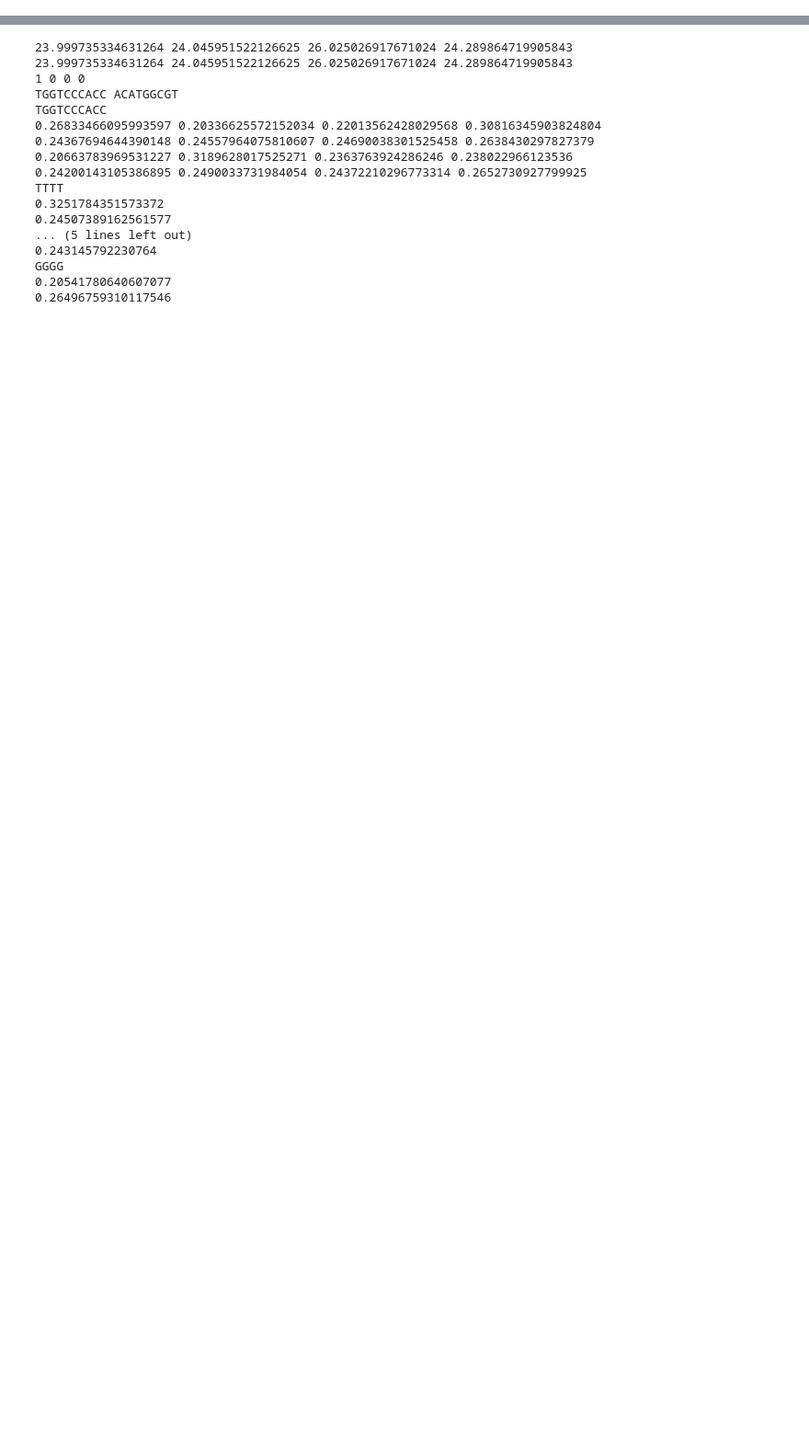
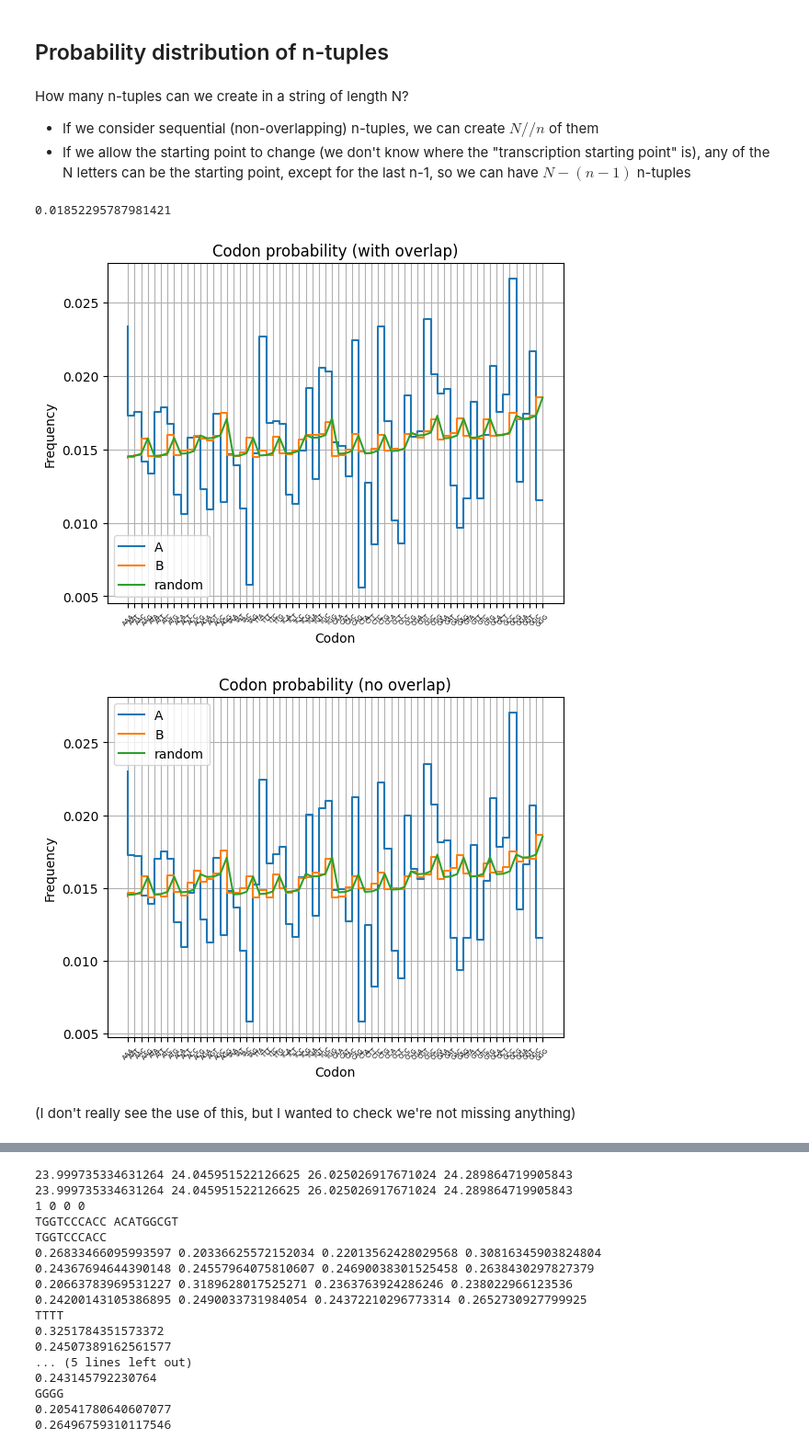
Before and after one commit to Joshua-Lemus/Which-is-E_Coli, a Jupyter notebook: Which-is-EColi.ipynb, the cells around one changed output, grey strips where cells are left out. Shown at 92% size. Saved outputs shown, nothing was run; the diff lists cells and outputs as text; code cells hidden in the pictures; blank space fills up the shorter version.

Commit message:
Codon probabilities works, Markovian hypothesis is not clear

```diff
--- a/Which-is-EColi.ipynb
+++ b/Which-is-EColi.ipynb
@@ -0,0 +91,7 @@
+# %% [markdown]
+## Probability distribution of n-tuples
+# %% [markdown]
+How many n-tuples can we create in a string of length N?
+
+- If we consider sequential (non-overlapping) n-tuples, we can create $N//n$ of them <br>
+- If we allow the starting point to change (we don't know where the "transcription starting point" is), any of the N letters can be the starting point, except for the last n-1, so we can have $N-(n-1)$ n-tuples
@@ -0,0 +122,50 @@
+# %%
+A_single_probs[i[0]]*A_single_probs[i[1]]*A_single_probs[i[2]]
+# %% [output]
+0.01852295787981421
+# %%
+# Compute probabilities for each codon
+
+A_codons, B_codons, random_codons = ({}, {}, {})
+A_codons_no_overlap, B_codons_no_overlap = ({}, {})
+for i in itertools.product(['A','T', 'C', 'G'], ['A','T', 'C', 'G'], ['A','T', 'C', 'G']):
+    codon= ''.join(i)
+    A_codons[codon] = prob_ntuple(A,codon)
+    B_codons[codon] = prob_ntuple(B,codon)
+    random_codons[codon] = A_single_probs[i[0]]*A_single_probs[i[1]]*A_single_probs[i[2]]
+    A_codons_no_overlap[codon] = prob_ntuple_no_overlap(A,codon)
+    B_codons_no_overlap[codon] = prob_ntuple_no_overlap(B,codon)
+    #print(codon, A_codons[codon], B_codons[codon])
+# %%
+plt.step(A_codons.keys(), A_codons.values(), label='A')
+plt.step(B_codons.keys(), B_codons.values(), label='B')
+#plt.plot(B_codons_no_overlap.keys(), [4**(-3)]*len(B_codons_no_overlap.keys()), ':', label='random')
+plt.plot(random_codons.keys(), random_codons.values(), label='random')
+plt.xticks(rotation=45)
+plt.legend(loc='best')
+plt.title('Codon probability (with overlap)')
+plt.xlabel('Codon')
+plt.ylabel('Frequency')
+#plt.rc('axes', labelsize=MEDIUM_SIZE)    # fontsize of the x and y labels
+plt.rc('xtick', labelsize=5)    # fontsize of the tick labels
+plt.grid()
+plt.show()
+
+plt.step(A_codons_no_overlap.keys(), A_codons_no_overlap.values(), label='A')
+plt.step(B_codons_no_overlap.keys(), B_codons_no_overlap.values(), label='B')
+#plt.plot(B_codons_no_overlap.keys(), [4**(-3)]*len(B_codons_no_overlap.keys()), ':', label='random')
+plt.plot(random_codons.keys(), random_codons.values(), label='random')
+plt.xticks(rotation=45)
+plt.legend(loc='best')
+plt.title('Codon probability (no overlap)')
+plt.xlabel('Codon')
+plt.ylabel('Frequency')
+#plt.rc('axes', labelsize=MEDIUM_SIZE)    # fontsize of the x and y labels
+plt.rc('xtick', labelsize=5)    # fontsize of the tick labels
+plt.grid()
+plt.show()
+# %% [output]
+[figure, added]
+[figure, added]
+# %% [markdown]
+(I don't really see the use of this, but I wanted to check we're not missing anything)
```
Also changed, not shown: parts of 32 cells of this notebook.
